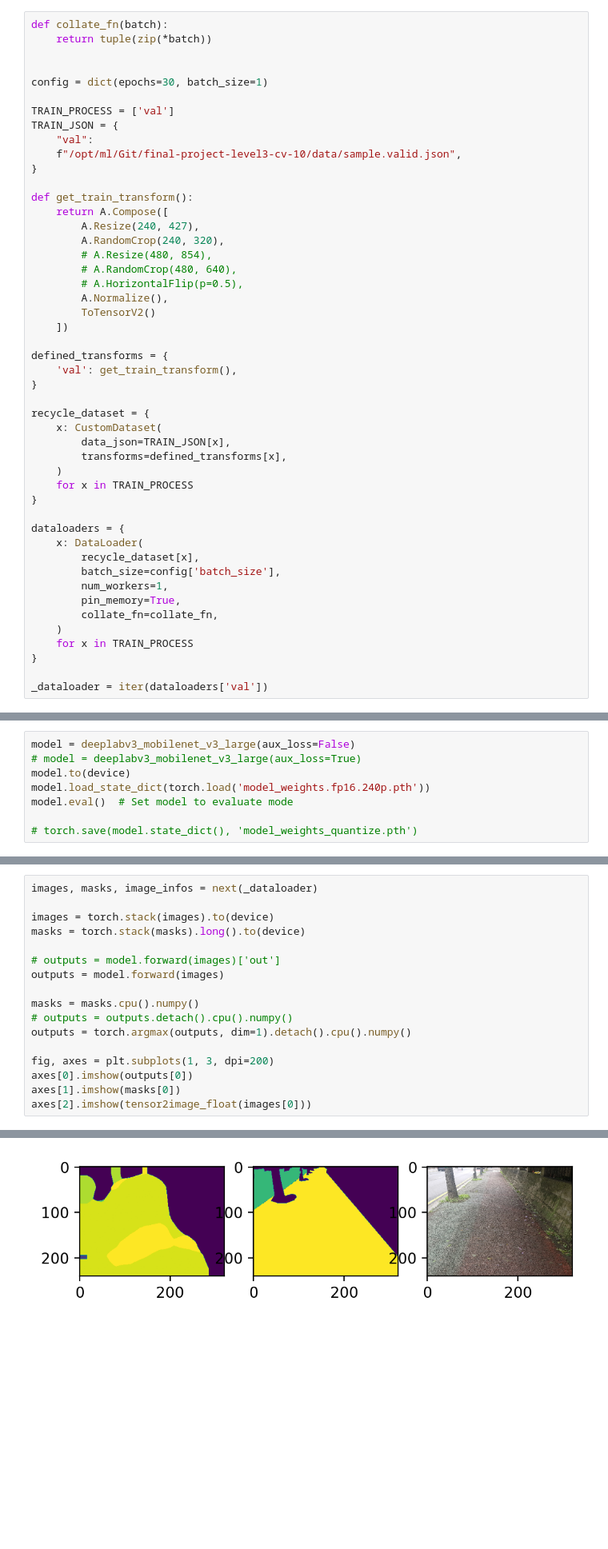
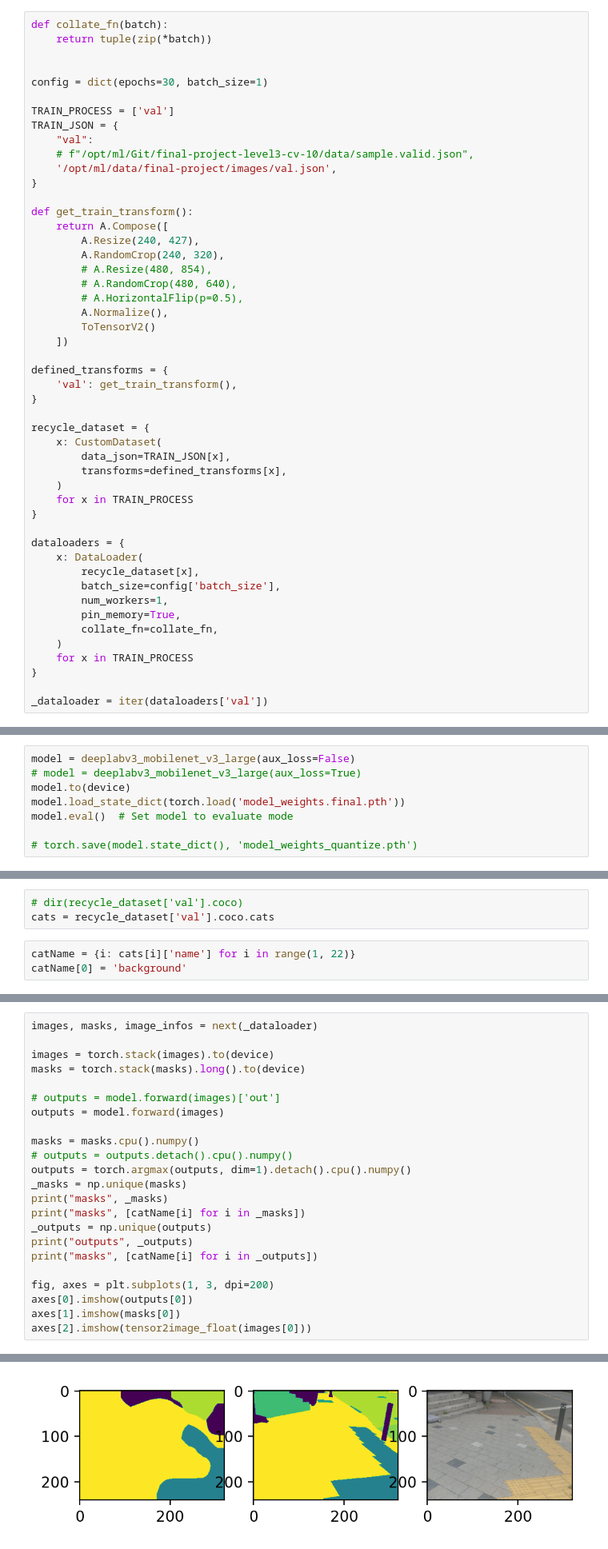
Before and after one commit to boostcampaitech2/final-project-level3-cv-10, a Jupyter notebook: baseline/chk_model.ipynb, the cells around one changed output, grey strips where cells are left out. Shown at 80% size. Drawn from its saved outputs; the diff is of its cells as text; blank space fills up the shorter version.

```diff
--- a/baseline/chk_model.ipynb
+++ b/baseline/chk_model.ipynb
@@ -76,7 +77,8 @@ config = dict(epochs=30, batch_size=1)
 TRAIN_PROCESS = ['val']
 TRAIN_JSON = {
     "val":
-    f"/opt/ml/Git/final-project-level3-cv-10/data/sample.valid.json",
+    # f"/opt/ml/Git/final-project-level3-cv-10/data/sample.valid.json",
+    '/opt/ml/data/final-project/images/val.json',
 }
 
 def get_train_transform():
@@ -124,7 +126,7 @@ Finished 'CustomDataset' in 0.0406 secs
 model = deeplabv3_mobilenet_v3_large(aux_loss=False)
 # model = deeplabv3_mobilenet_v3_large(aux_loss=True)
 model.to(device)
-model.load_state_dict(torch.load('model_weights.fp16.240p.pth'))
+model.load_state_dict(torch.load('model_weights.final.pth'))
 model.eval()  # Set model to evaluate mode
 
 # torch.save(model.state_dict(), 'model_weights_quantize.pth')
@@ -168,0 +169,6 @@ import numpy as np
+# %%
+# dir(recycle_dataset['val'].coco)
+cats = recycle_dataset['val'].coco.cats
+# %%
+catName = {i: cats[i]['name'] for i in range(1, 22)}
+catName[0] = 'background'
@@ -178,6 +204,12 @@ outputs = model.forward(images)
 masks = masks.cpu().numpy()
 # outputs = outputs.detach().cpu().numpy()
 outputs = torch.argmax(outputs, dim=1).detach().cpu().numpy()
+_masks = np.unique(masks)
+print("masks", _masks)
+print("masks", [catName[i] for i in _masks])
+_outputs = np.unique(outputs)
+print("outputs", _outputs)
+print("masks", [catName[i] for i in _outputs])
 
 fig, axes = plt.subplots(1, 3, dpi=200)
 axes[0].imshow(outputs[0])
@@ -188,4 +224,4 @@ axes[2].imshow(tensor2image_float(images[0]))
-[figure, old version]
+[figure, new version]
 # %%
 import cv2
 
```
Also changed, not shown: parts of 5 cells of this notebook.
